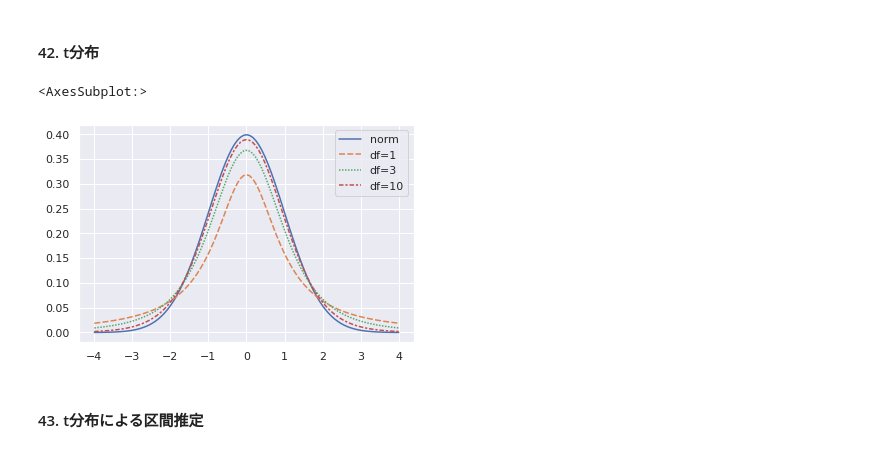
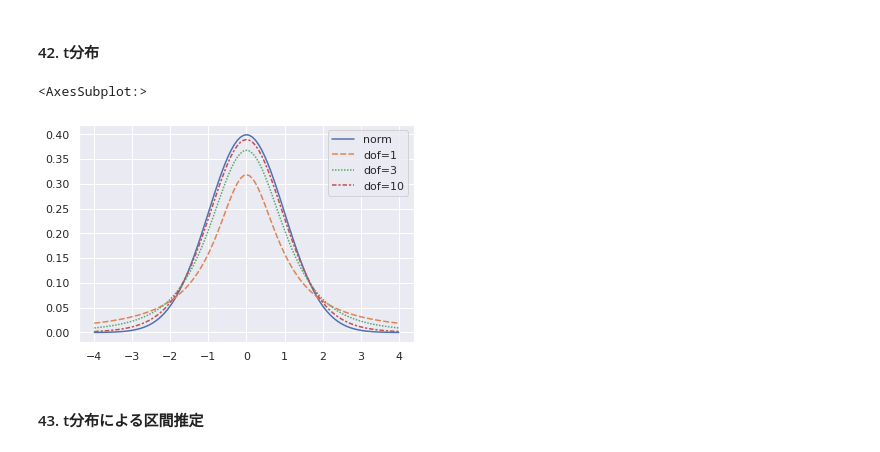
Before and after one commit to ykchat/statistics_basic, a Jupyter notebook: sec05.ipynb, the cells around one changed output. Drawn from its saved outputs; the diff is of its cells as text; code cells hidden in the pictures.

```diff
--- a/sec05.ipynb
+++ b/sec05.ipynb
@@ -12,18 +12,18 @@ sns.set()
 # %%
 x = np.linspace(start=-4, stop=4, num=101)
 df = pd.DataFrame(index=x)
 
 y = stats.norm.pdf(x=x, loc=0, scale=1) #標準正規分布
 df = pd.concat([df, pd.DataFrame({"norm": y}, index=x)], axis=1)
 
-for d in [1, 3, 10]: #自由度
-    y = stats.t.pdf(x=x, df=d, loc=0, scale=1) #t分布
-    df = pd.concat([df, pd.DataFrame({f"df={d}": y}, index=x)], axis=1)
+for dof in [1, 3, 10]: #自由度
+    y = stats.t.pdf(x=x, df=dof, loc=0, scale=1) #t分布
+    df = pd.concat([df, pd.DataFrame({f"dof={dof}": y}, index=x)], axis=1)
 
 sns.lineplot(data=df)
 # %% [output]
 <AxesSubplot:>
-[figure, old version]
+[figure, new version]
 # %% [markdown]
 #### 43. t分布による区間推定
 # %%
```
Also changed, not shown: parts of 2 cells of this notebook, 3 other files.
